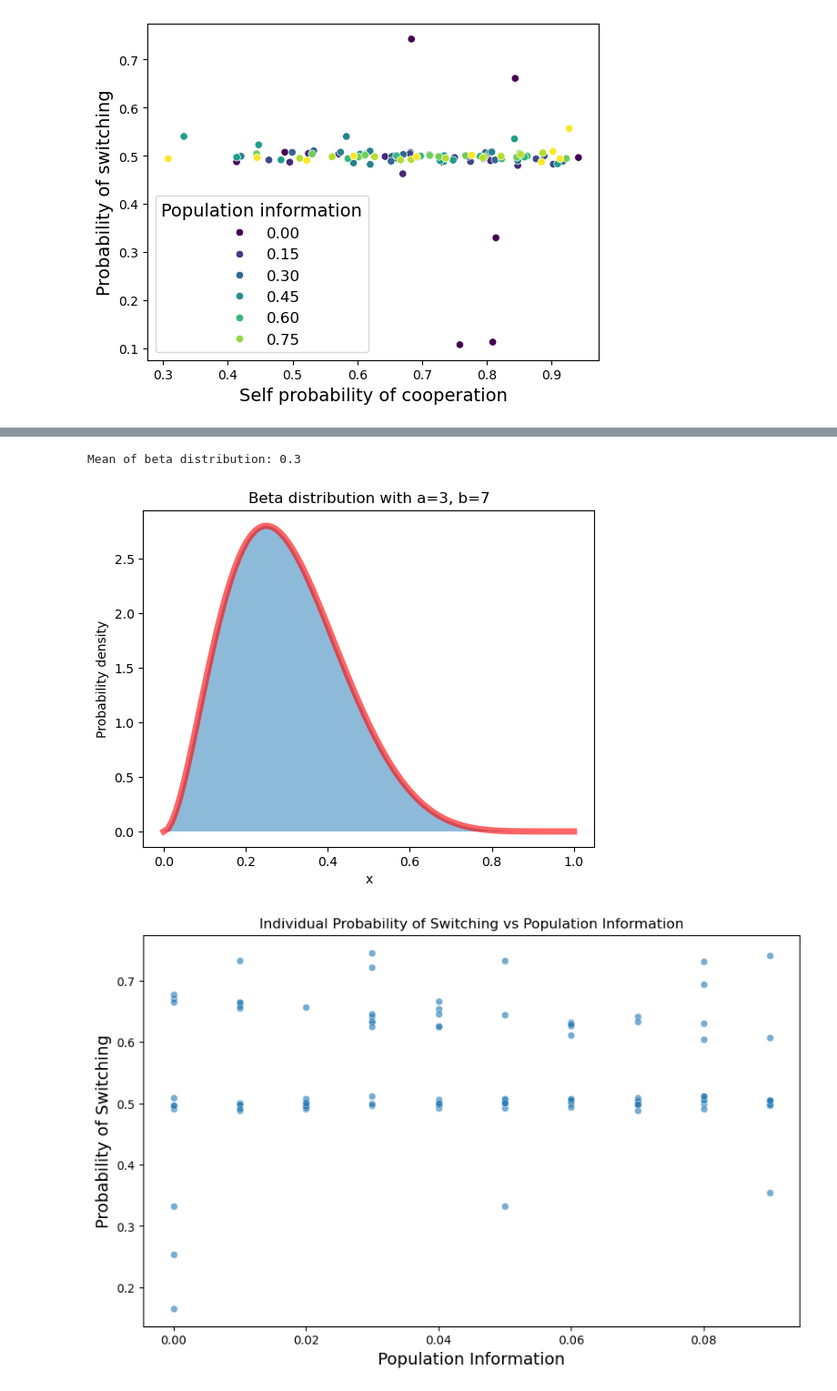
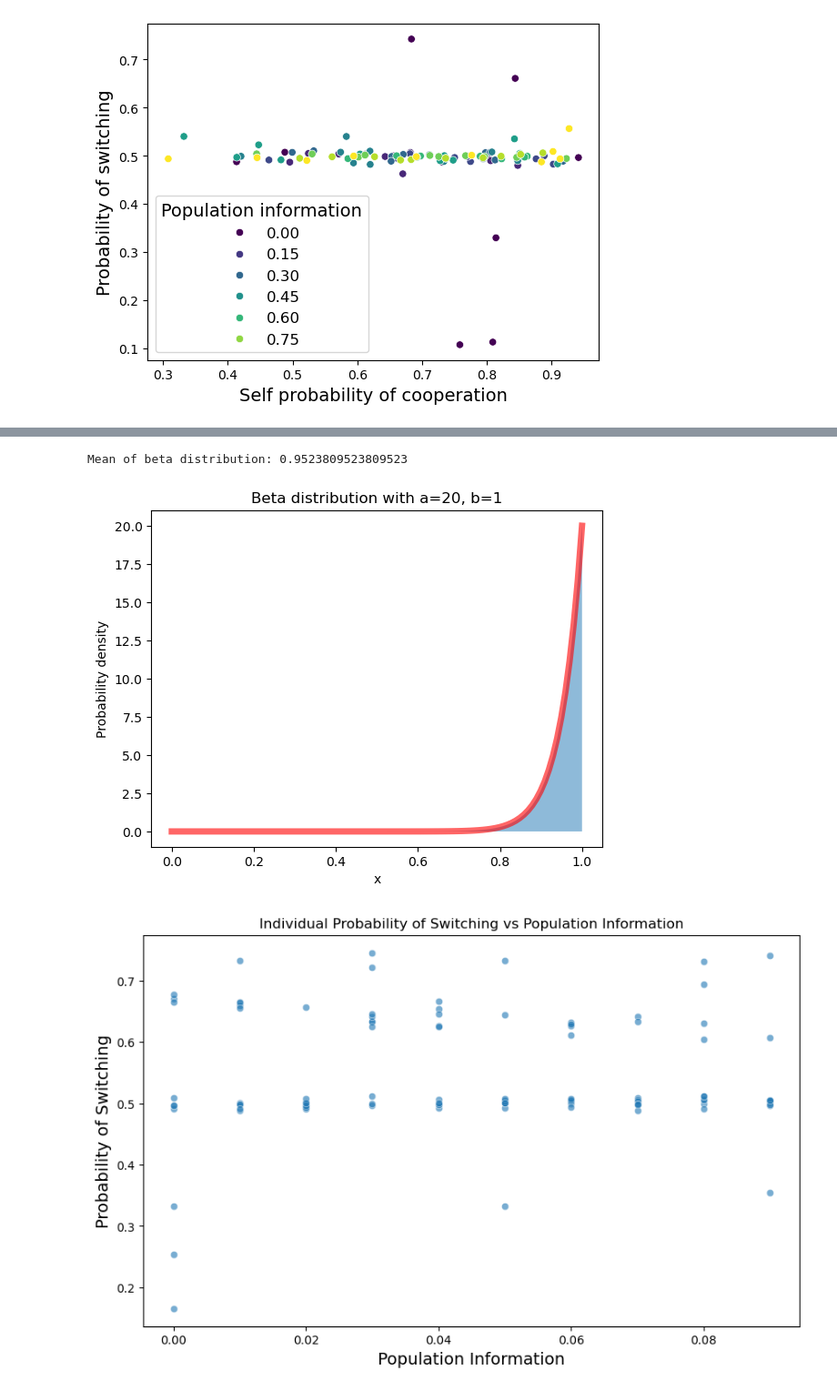
Before and after one commit to beckypadget/partnerswitching_model, a Jupyter notebook: model-classic.ipynb, the cells around one changed output, grey strips where cells are left out. Shown: that part at 91% size. Cells and saved outputs as stored; diff of their text form; code cells hidden in the pictures.

```diff
--- a/model-classic.ipynb
+++ b/model-classic.ipynb
@@ -342,22 +313,22 @@ individual_ps_df
 # %%
 # plot pdf of beta given a and b
 fig, ax = plt.subplots()
 x = np.linspace(0, 1, 100)
-a = 3
-b = 7
+a = 20
+b = 1
 y = stats.beta.pdf(x, a, b)
 # print the mean of the beta
 mean = stats.beta.mean(a, b)
 print('Mean of beta distribution:', mean)
 ax.plot(x, y, 'r-', lw=5, alpha=0.6, label='beta pdf')
 ax.fill_between(x, y, alpha=0.5)
 ax.set_xlabel('x')
 ax.set_ylabel('Probability density')
 ax.set_title("Beta distribution with a={}, b={}".format(a, b))
 plt.show()
 # %% [output]
-Mean of beta distribution: 0.3
+Mean of beta distribution: 0.9523809523809523
-[figure, old version]
+[figure, new version]
 # %%
 
 # Assuming Population and Animal classes are defined elsewhere
```
Also changed, not shown: parts of 2 cells of this notebook, 2 other files.
